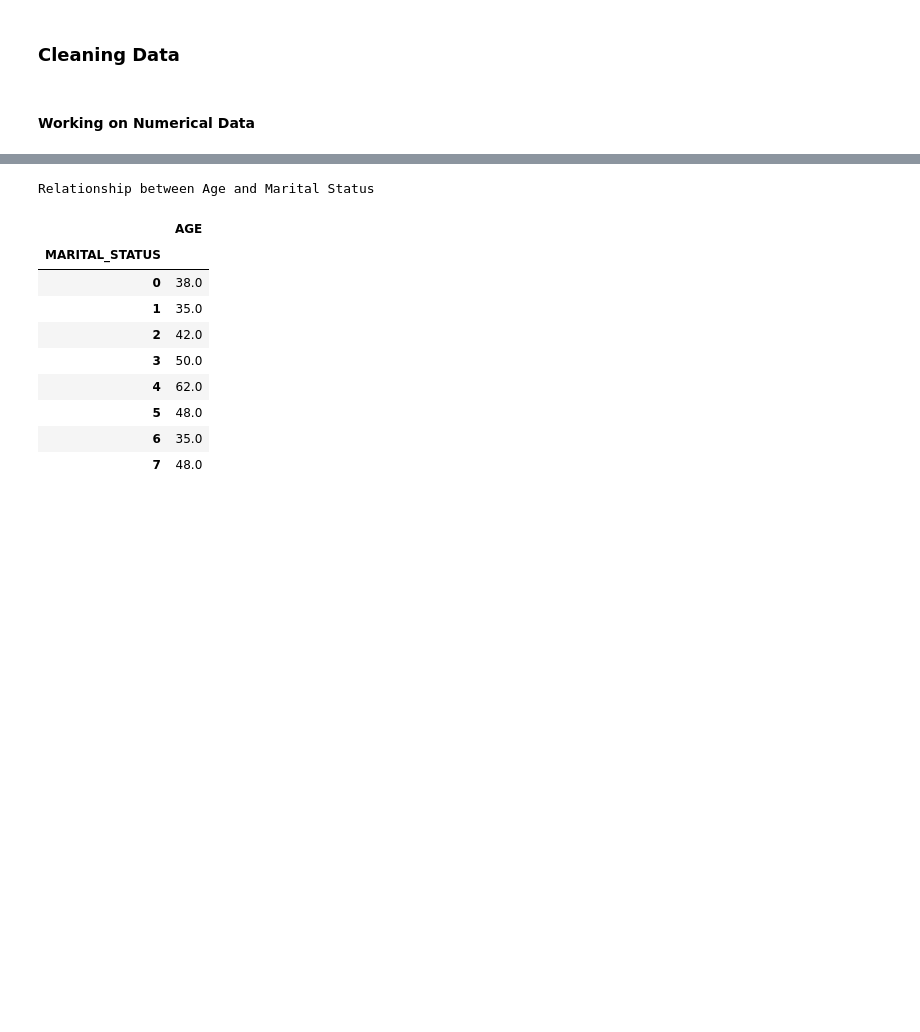
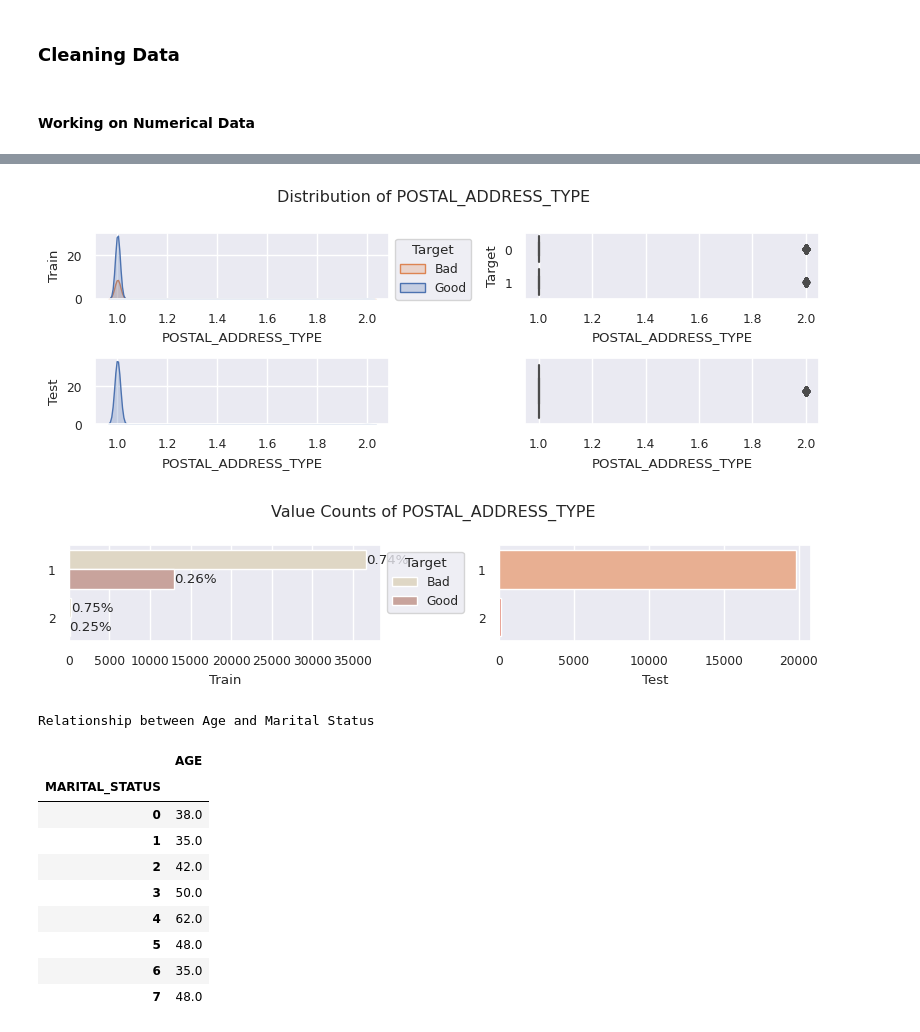
Before and after one commit to tutecode/credit-risk-analysis, a Jupyter notebook: src/notebooks/eda_ml_model_v0.ipynb, the cells around one changed output, grey strips where cells are left out. Cells and saved outputs as stored; diff of their text form; code cells hidden in the pictures; blank space fills up the shorter version.

```diff
--- a/src/notebooks/eda_ml_model_v0.ipynb
+++ b/src/notebooks/eda_ml_model_v0.ipynb
@@ -557,13 +563,16 @@ percents_by_target = get_percents_by_target(tmp_col,app_train_cop,target_col)
 # %%
 #'POSTAL_ADDRESS_TYPE' tiene (1=49673, 2=327) (don't apply changes) (REMOVED)
 # se puede eliminar por la disparidad de valores.
 # keep values it could be deleted after of seeing feature importances
 curr_col_name = "POSTAL_ADDRESS_TYPE"
 #before of cleaning
-#plotting_distribution(curr_col_name,app_train_cop,app_test_cop,target_col)
+plotting_distribution(curr_col_name,app_train_cop,app_test_cop,target_col)
 percents_by_target = get_percents_by_target(curr_col_name,app_train_cop,target_col)
-#fig,axes = plt.subplots(1,2, figsize=(8,2))
-#plot_value_counts(#fig,axes,curr_col_name,app_train_cop,app_test_cop,percents_by_target,target_col)
+fig,axes = plt.subplots(1,2, figsize=(8,2))
+plot_value_counts(fig,axes,curr_col_name,app_train_cop,app_test_cop,percents_by_target,target_col)
+# %% [output]
+[figure, added]
+[figure, added]
 # %%
 # view the relation between age and marital status
 # in order to set what is every code of marital status
```
Also changed, not shown: parts of 47 cells of this notebook, 10 other files.
